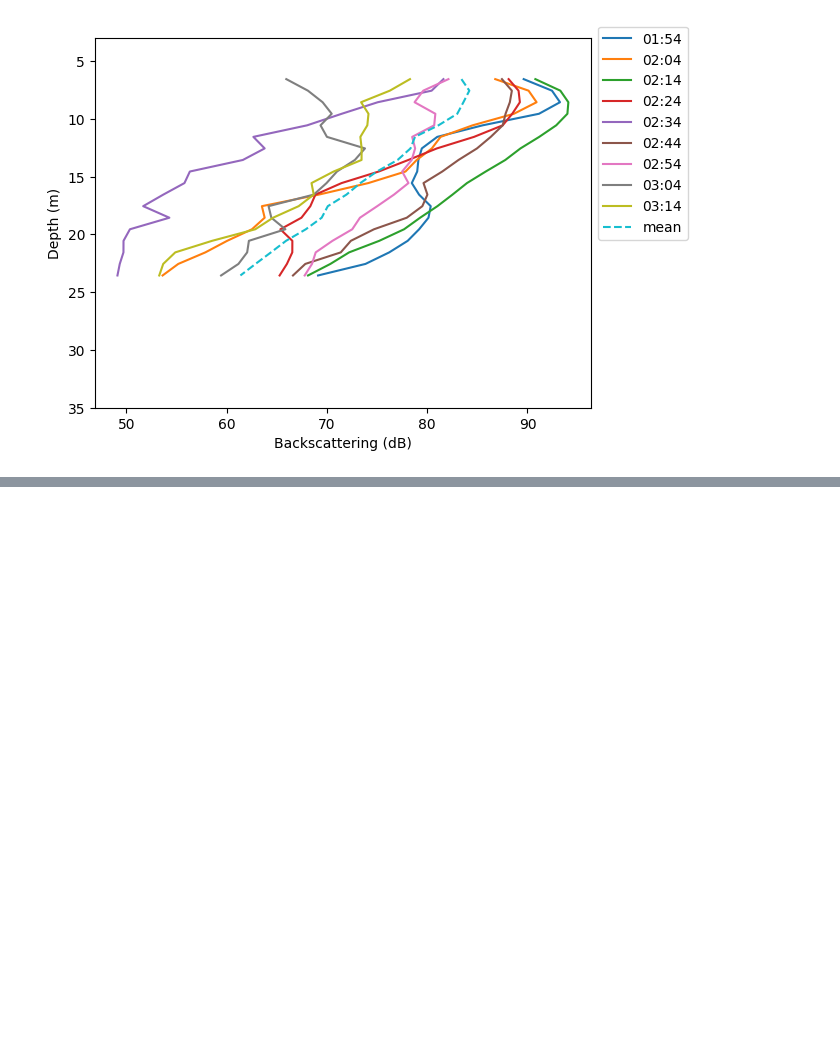
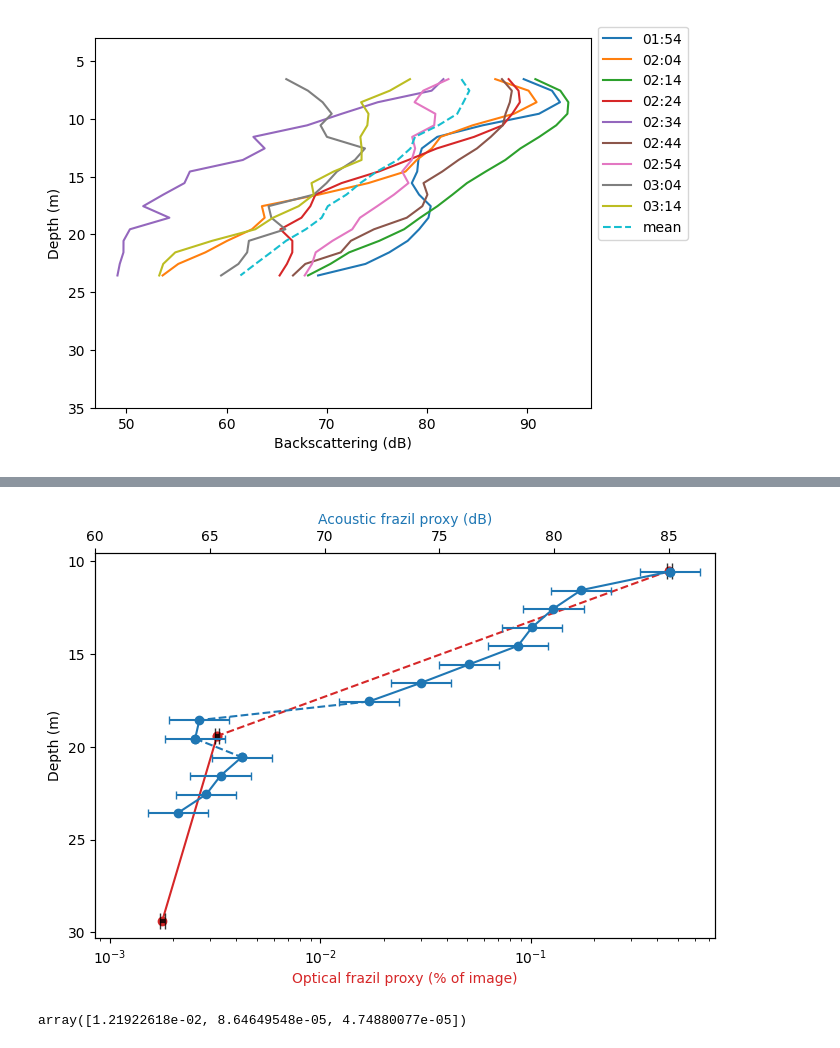
Before and after one commit to nina-caldarella/Frazil_ice_currents_and_supercooling_in_front_of_the_McMurdo_Ice_Shelf, a Jupyter notebook: ADCP_and_Icefin.ipynb, the cells around one changed output, grey strips where cells are left out. Cells and saved outputs as stored; diff of their text form; code cells hidden in the pictures; blank space fills up the shorter version.

Commit message:
changed frazil ice concentration to imaged frazil ice area and added error bars

```diff
--- a/ADCP_and_Icefin.ipynb
+++ b/ADCP_and_Icefin.ipynb
@@ -65,12 +65,3 @@ ax.legend(bbox_to_anchor=(1., 1.05))
 # %% [output]
 <matplotlib.legend.Legend at 0x...>
 [figure]
-# %%
-# FFA: Select upper 25 metres and sort
-fractional_frazil_area = ds_icefin.bulk_concentration.data
-# sort by depth
-fractional_frazil_area_sorted = fractional_frazil_area
-depth = ds_icefin.depth.data
-depth_thresh = 30
-fractional_frazil_area_crop = fractional_frazil_area_sorted[(depth < depth_thresh)]
-depth = depth[depth<depth_thresh]
@@ -164,0 +101,66 @@ fig.savefig(savedir+"/Backscatter_and_FFA.png", bbox_inches="tight")
+# %%
+# frazil ice concentration: Select upper 25 metres and sort
+fractional_frazil_area_crop, depth = crop_by_depth(ds_icefin.rel_area.data, ds_icefin.depth.data)
+# %%
+dpixel = 0.5
+n_images = 1400
+icefin_err = (2*fractional_frazil_area_crop*dpixel)*(1/np.sqrt(n_images))
+# adcp_err = 20*np.ones_like(assembled_profile.BSv.mean(axis=1)) # +/- 10 dB (Purdie 2012)
+L_min = 0.85 * 10**(assembled_profile.BSv.mean(axis=1)/10) # +/-15% relative error (
+L_max = 1.15 * 10**(assembled_profile.BSv.mean(axis=1)/10)
+P_min = 10 * np.log10(L_min)
+P_max = 10 * np.log10(L_max)
+adcp_err = P_max - P_min
+
+# Plot the FFA with log-scale and the backscatter in dB
+color1="tab:red"
+color2="tab:blue"
+fig, ax1 = plt.subplots(figsize = (8,5))
+ax1.plot(fractional_frazil_area_crop[0], depth[0], color=color1, marker="o", label ="FFA")
+ax1.plot(fractional_frazil_area_crop[0:2], depth[0:2], color=color1, marker="o", linestyle="--")
+ax1.plot(fractional_frazil_area_crop[1:], depth[1:], color=color1, marker="o", linestyle="-")
+ax1.errorbar(
+    fractional_frazil_area_crop, depth,
+    xerr=icefin_err,
+    fmt='none',
+    ecolor='black',      # visible against red markers
+    alpha=0.8,
+    elinewidth=3,        # much thicker
+    capsize=6,
+    zorder=3
+)
+
+ax1.set_xscale("log")
+ax1.invert_yaxis()
+ax1.set_ylabel("Depth (m)")
+ax1.set_xlabel(r"Optical frazil proxy (% of image)", color=color1)
+ax1.set_xlim([0.85e-3, 0.75])
+ax2 = ax1.twiny()
+ax2.plot(upper.BSv.mean(axis=1)[0], upper.depth_bins.mean(axis=1)[0], color=color2, marker="o",label="Backscatter")
+ax2.plot(upper.BSv.mean(axis=1), upper.depth_bins.mean(axis=1), color=color2, marker="o")
+ax2.plot([upper.BSv.mean(axis=1)[-1], middle.BSv.mean(axis=1)[0]], [upper.depth_bins.mean(axis=1)[-1],
+                                                                    middle.depth_bins.mean(axis=1)[0]], color=color2, linestyle="--")
+ax2.plot(middle.BSv.mean(axis=1), middle.depth_bins.mean(axis=1), color=color2, marker="o")
+ax2.plot([middle.BSv.mean(axis=1)[-1], lower.BSv.mean(axis=1)[0]], [middle.depth_bins.mean(axis=1)[-1],
+                                                                    lower.depth_bins.mean(axis=1)[0]], color=color2,
+         marker="o", linestyle="--")
+ax2.plot(lower.BSv.mean(axis=1), lower.depth_bins.mean(axis=1), color=color2, marker="o")
+ax2.errorbar(assembled_profile.BSv.mean(axis=1), assembled_profile.depth_profile,
+             xerr = adcp_err,
+             yerr = None,
+             fmt = 'none',
+             ecolor = "tab:blue",
+             elinewidth = 1.5,
+             capsize = 3,
+             zorder = 2
+            )
+ax2.set_xlim([60,87])
+ax2.set_xlabel("Acoustic frazil proxy (dB)", color=color2)
+plt.rcParams.update({'font.size': 18})
+fig.savefig(savedir+"/Backscatter_and_FFA.png", bbox_inches="tight")
+# %% [output]
+[figure, added]
+# %%
+icefin_err
+# %% [output]
+array([1.21922618e-02, 8.64649548e-05, 4.74880077e-05])
```
Also changed, not shown: parts of 8 cells of this notebook, 6 other files.
